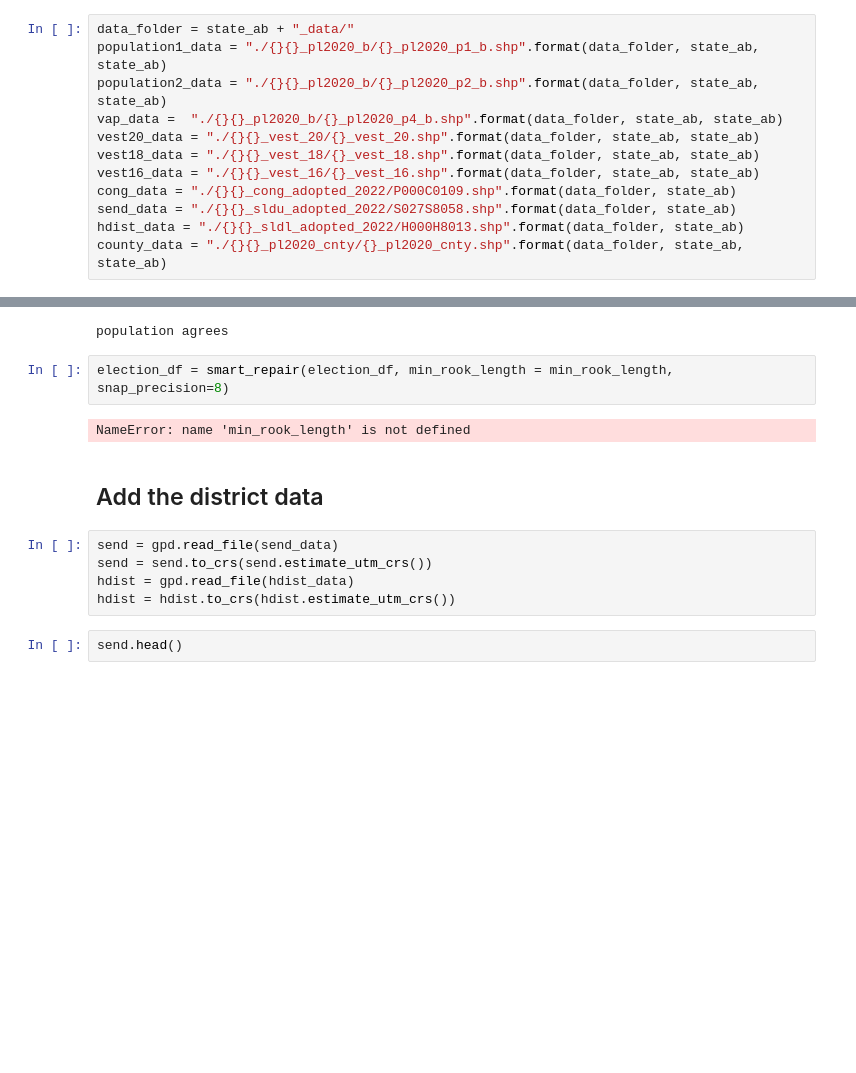
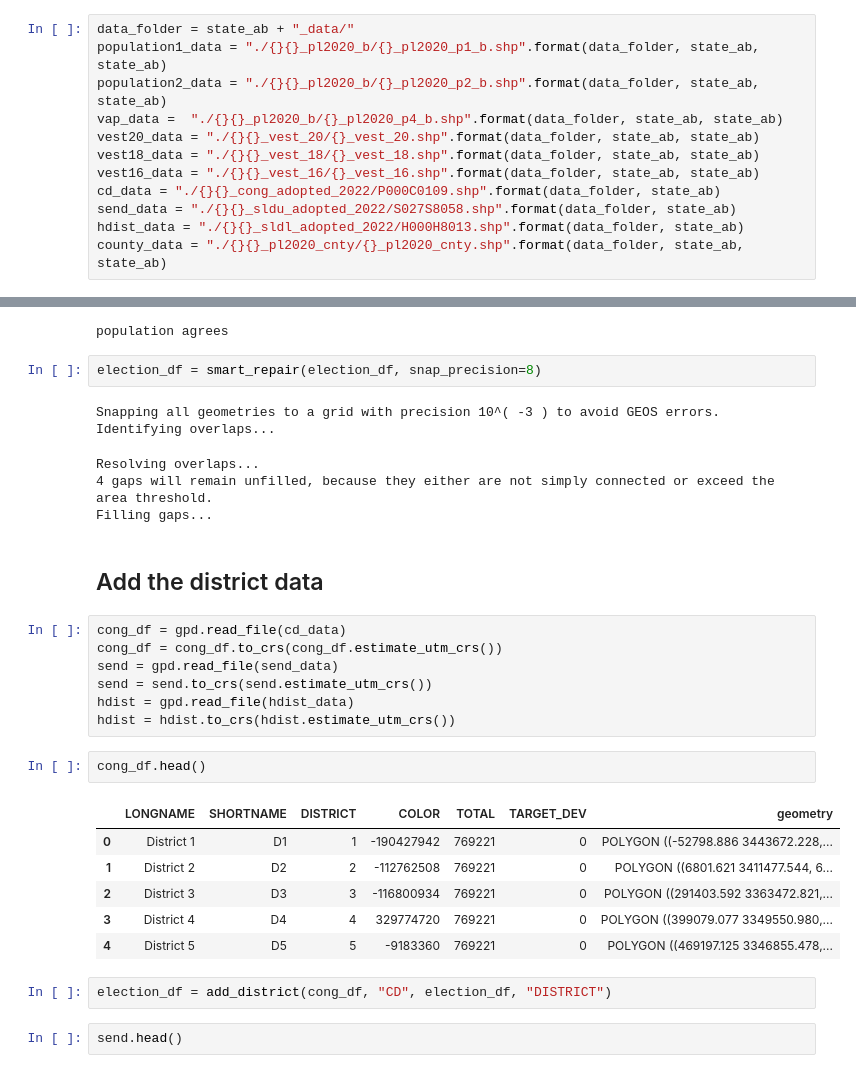
Before and after one commit to eveomett-states/Florida, a Jupyter notebook: fl-1.ipynb, the cells around one changed output, grey strips where cells are left out. Cells and saved outputs as stored; diff of their text form; blank space fills up the shorter version.

Commit message:
fix: cong district added

```diff
--- a/fl-1.ipynb
+++ b/fl-1.ipynb
@@ -25,7 +25,7 @@ vap_data =  "./{}{}_pl2020_b/{}_pl2020_p4_b.shp".format(data_folder, state_ab, s
 vest20_data = "./{}{}_vest_20/{}_vest_20.shp".format(data_folder, state_ab, state_ab)
 vest18_data = "./{}{}_vest_18/{}_vest_18.shp".format(data_folder, state_ab, state_ab)
 vest16_data = "./{}{}_vest_16/{}_vest_16.shp".format(data_folder, state_ab, state_ab)
-cong_data = "./{}{}_cong_adopted_2022/P000C0109.shp".format(data_folder, state_ab)
+cd_data = "./{}{}_cong_adopted_2022/P000C0109.shp".format(data_folder, state_ab)
 send_data = "./{}{}_sldu_adopted_2022/S027S8058.shp".format(data_folder, state_ab)
 hdist_data = "./{}{}_sldl_adopted_2022/H000H8013.shp".format(data_folder, state_ab)
 county_data = "./{}{}_pl2020_cnty/{}_pl2020_cnty.shp".format(data_folder, state_ab, state_ab)
@@ -387,16 +387,33 @@ There are 5 holes.
 maup doctor failed!  Please investigate
 population agrees
 # %%
-election_df = smart_repair(election_df, min_rook_length = min_rook_length, snap_precision=8)
+election_df = smart_repair(election_df, snap_precision=8)
 # %% [output]
-NameError: name 'min_rook_length' is not defined
+Snapping all geometries to a grid with precision 10^( -3 ) to avoid GEOS errors.
+Identifying overlaps...
+Resolving overlaps...
+4 gaps will remain unfilled, because they either are not simply connected or exceed the area threshold.
+Filling gaps...
 # %% [markdown]
 ##  Add the district data
 # %%
+cong_df = gpd.read_file(cd_data)
+cong_df = cong_df.to_crs(cong_df.estimate_utm_crs())
 send = gpd.read_file(send_data)
 send = send.to_crs(send.estimate_utm_crs())
 hdist = gpd.read_file(hdist_data)
 hdist = hdist.to_crs(hdist.estimate_utm_crs())
+# %%
+cong_df.head()
+# %% [output]
+|  | LONGNAME | SHORTNAME | DISTRICT | COLOR | TOTAL | TARGET_DEV | geometry |
+| 0 | District 1 | D1 | 1 | -190427942 | 769221 | 0 | POLYGON ((-52798.886 3443672.228,... |
+| 1 | District 2 | D2 | 2 | -112762508 | 769221 | 0 | POLYGON ((6801.621 3411477.544, 6... |
+| 2 | District 3 | D3 | 3 | -116800934 | 769221 | 0 | POLYGON ((291403.592 3363472.821,... |
+| 3 | District 4 | D4 | 4 | 329774720 | 769221 | 0 | POLYGON ((399079.077 3349550.980,... |
+| 4 | District 5 | D5 | 5 | -9183360 | 769221 | 0 | POLYGON ((469197.125 3346855.478,... |
+# %%
+election_df = add_district(cong_df, "CD", election_df, "DISTRICT")
 # %%
 send.head()
 # %% [output]
```
Also changed, not shown: parts of 4 cells of this notebook, 2 other files.
